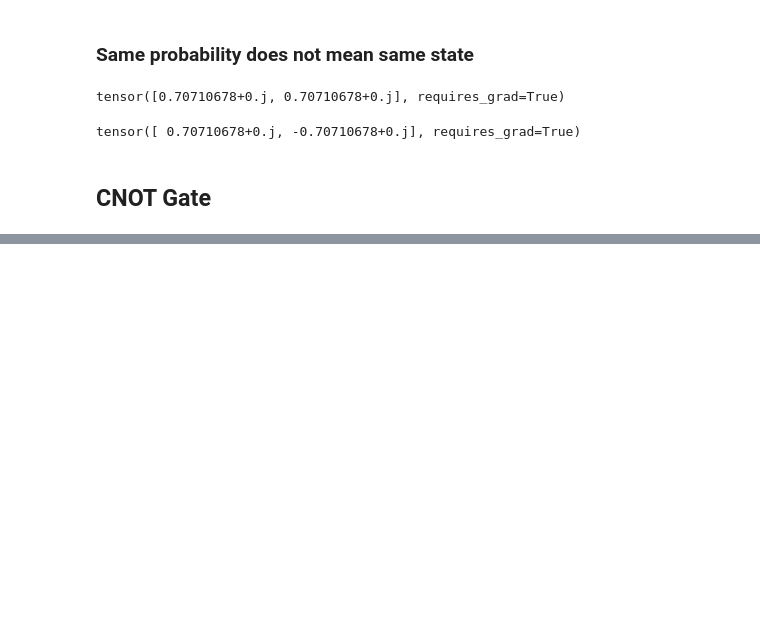
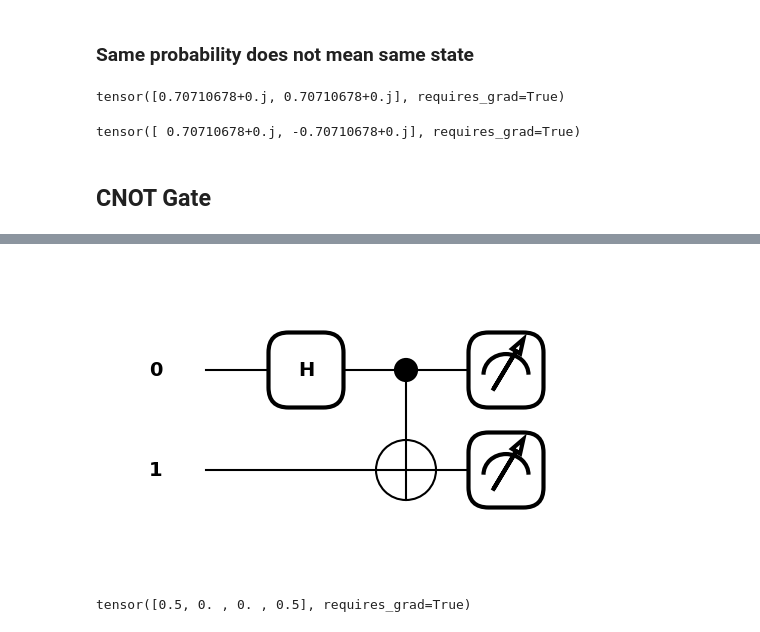
Before and after one commit to Axect/Pennylane_tutorial, a Jupyter notebook: 01_States_and_Gates.ipynb, the cells around one changed output, grey strips where cells are left out. Saved outputs shown, nothing was run; the diff lists cells and outputs as text; code cells hidden in the pictures; blank space fills up the shorter version.

```diff
--- a/01_States_and_Gates.ipynb
+++ b/01_States_and_Gates.ipynb
@@ -192,0 +323,15 @@ tensor([1.+0.j, 0.+0.j, 0.+0.j, 0.+0.j], requires_grad=True)
+# %%
+@qml.qnode(dev2)
+def bell_state():
+    qml.Hadamard(wires=0)
+    qml.CNOT(wires=[0,1])
+    return qml.probs(wires=[0,1])
+# %%
+fig, ax = qml.draw_mpl(bell_state)()
+plt.show()
+# %% [output]
+[figure, added]
+# %%
+bell_state()
+# %% [output]
+tensor([0.5, 0. , 0. , 0.5], requires_grad=True)
```
Also changed, not shown: parts of 33 cells of this notebook.
